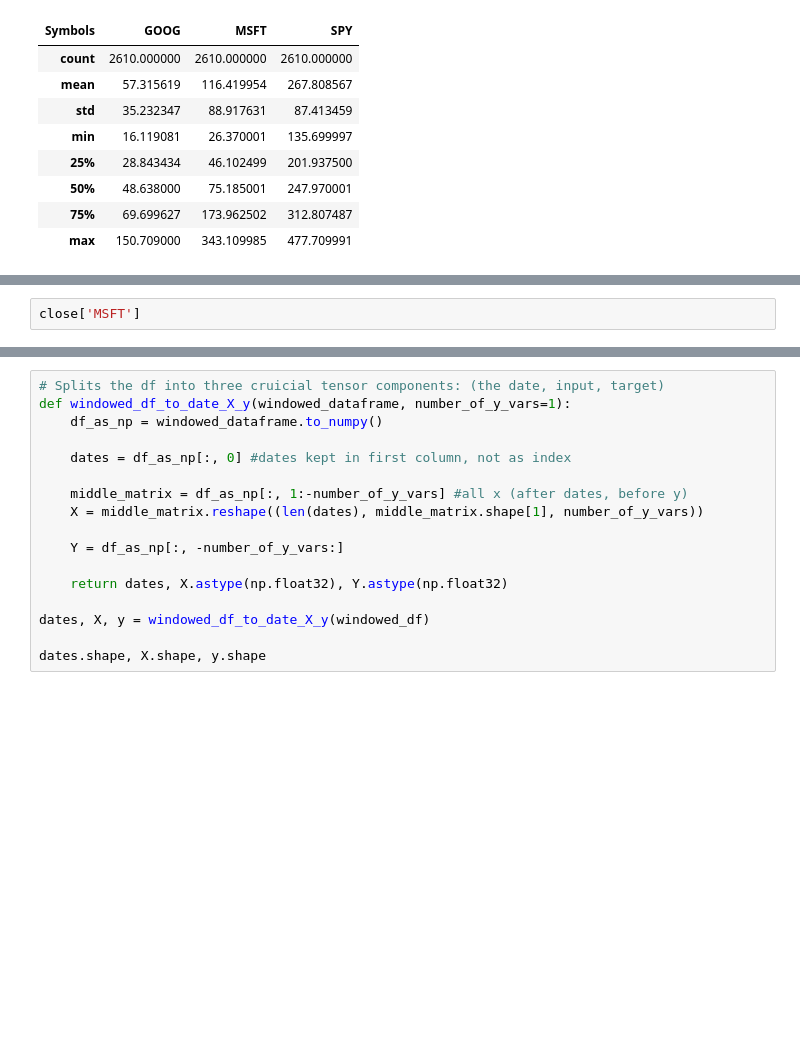
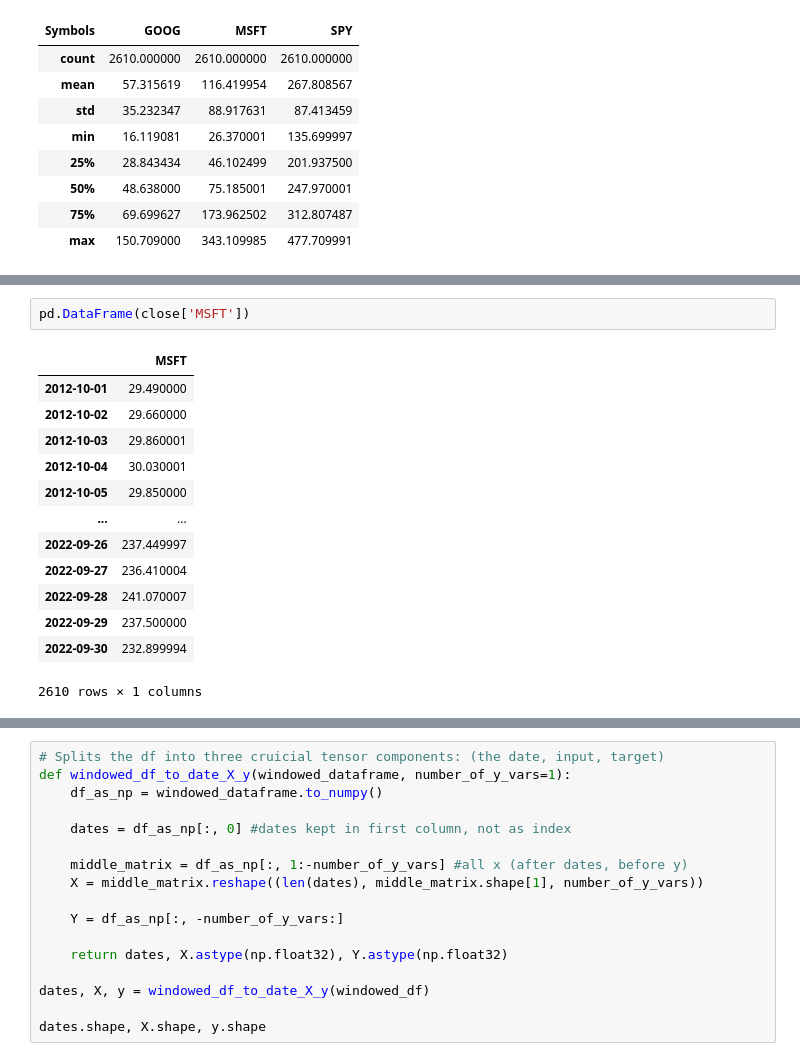
Before and after one commit to mfaldet/Stock-Evaluation, a Jupyter notebook: Stock Prediction/stock-prediction.ipynb, the cells around one changed output, grey strips where cells are left out. Saved outputs shown, nothing was run; the diff lists cells and outputs as text; blank space fills up the shorter version.

```diff
--- a/Stock Prediction/stock-prediction.ipynb
+++ b/Stock Prediction/stock-prediction.ipynb
@@ -107,3 +112,17 @@ else:
-# %%
-close['MSFT']
+# %%
+pd.DataFrame(close['MSFT'])
+# %% [output]
+|  | MSFT |
+| 2012-10-01 | 29.490000 |
+| 2012-10-02 | 29.660000 |
+| 2012-10-03 | 29.860001 |
+| 2012-10-04 | 30.030001 |
+| 2012-10-05 | 29.850000 |
+| ... | ... |
+| 2022-09-26 | 237.449997 |
+| 2022-09-27 | 236.410004 |
+| 2022-09-28 | 241.070007 |
+| 2022-09-29 | 237.500000 |
+| 2022-09-30 | 232.899994 |
+2610 rows × 1 columns
 # %%
```
Also changed, not shown: parts of 6 cells of this notebook.
